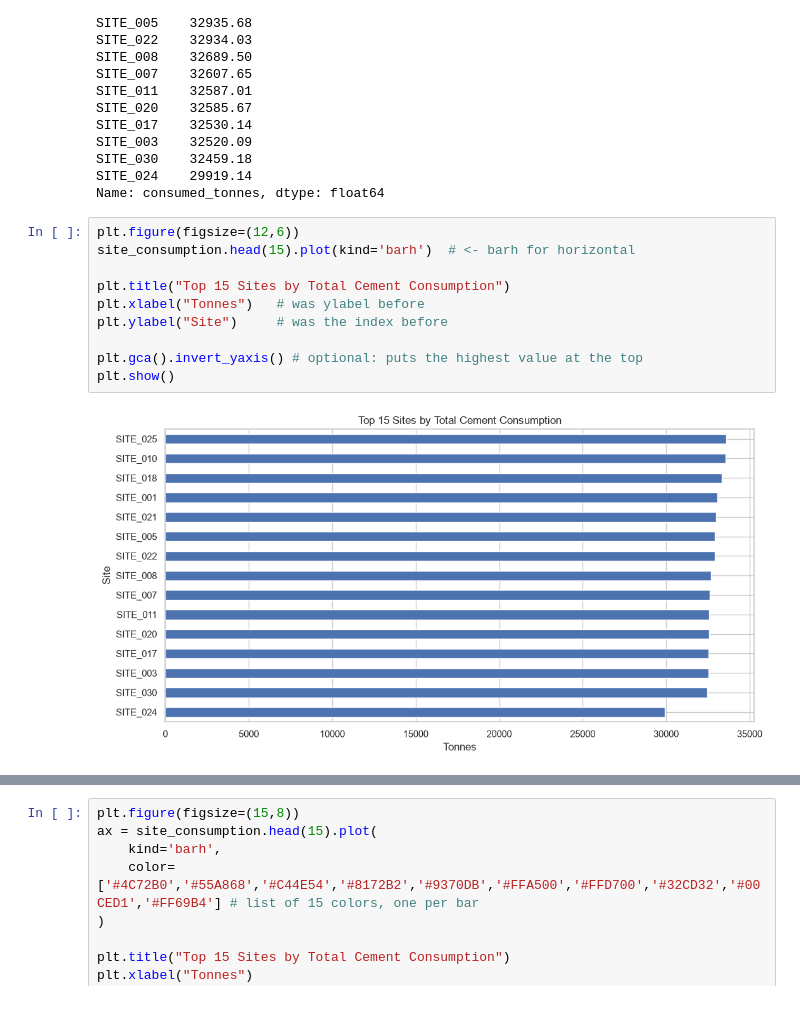
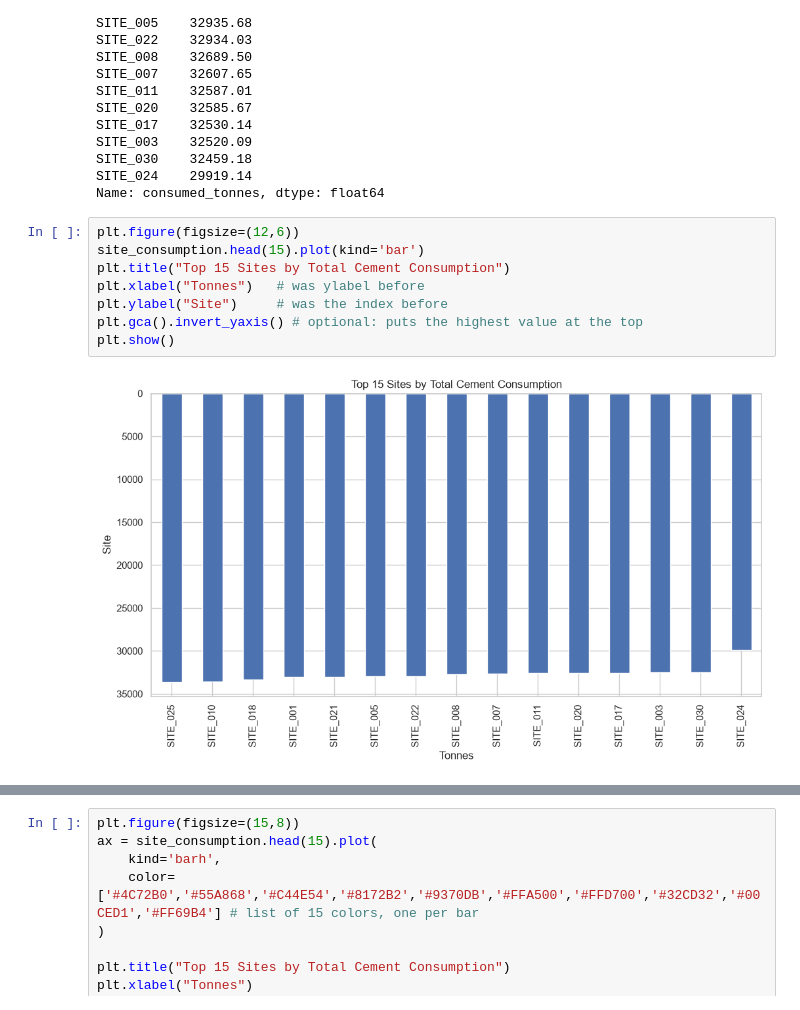
Before and after one commit to Queentutsi/MIG_Cement_t, a Jupyter notebook: Notebook/MIG_cleanEDA.ipynb, the cells around one changed output, grey strips where cells are left out. Cells and saved outputs as stored; diff of their text form.

Commit message:
completed EDA, outliers and site level analysis

```diff
--- a/Notebook/MIG_cleanEDA.ipynb
+++ b/Notebook/MIG_cleanEDA.ipynb
@@ -611,16 +617,14 @@ SITE_024    29919.14
 Name: consumed_tonnes, dtype: float64
 # %%
 plt.figure(figsize=(12,6))
-site_consumption.head(15).plot(kind='barh')  # <- barh for horizontal
-
+site_consumption.head(15).plot(kind='bar')
 plt.title("Top 15 Sites by Total Cement Consumption")
 plt.xlabel("Tonnes")   # was ylabel before
 plt.ylabel("Site")     # was the index before
-
 plt.gca().invert_yaxis() # optional: puts the highest value at the top
 plt.show()
 # %% [output]
-[figure, old version]
+[figure, new version]
 # %%
 plt.figure(figsize=(15,8))
 ax = site_consumption.head(15).plot(kind='barh')
```
Also changed, not shown: parts of 32 cells of this notebook, 5 other files.
